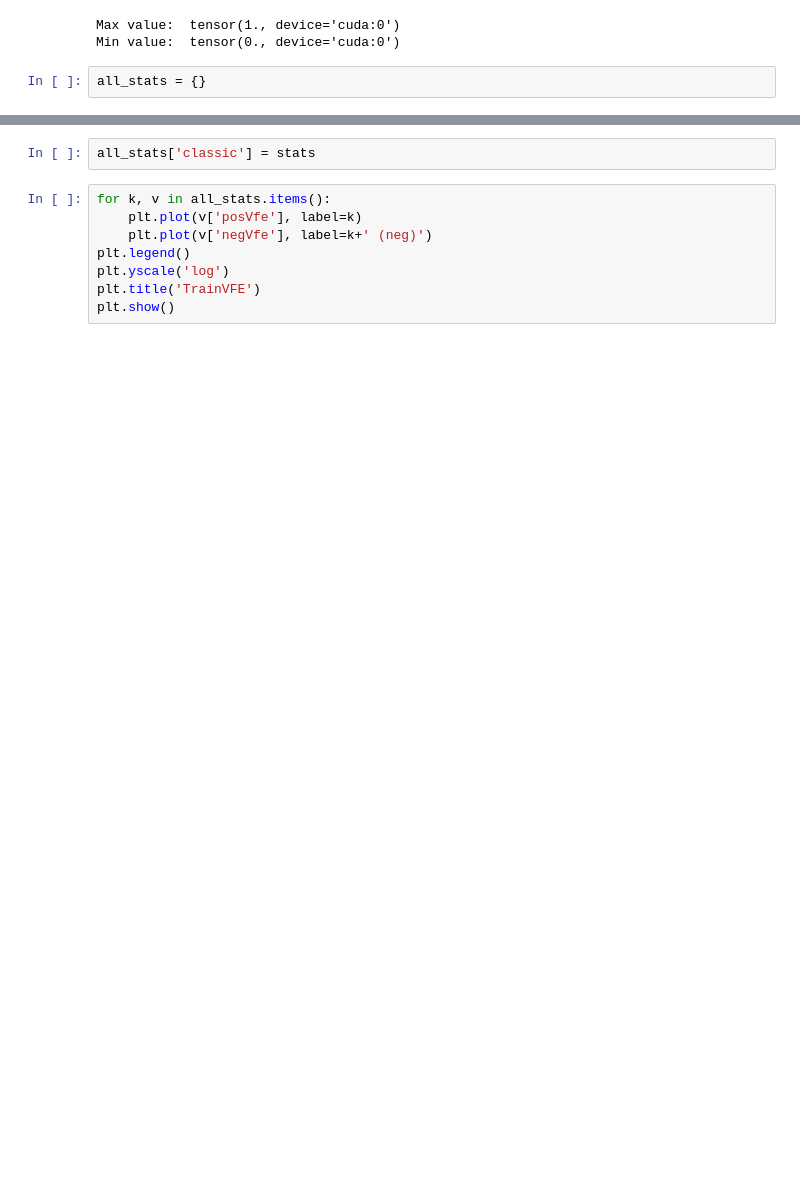
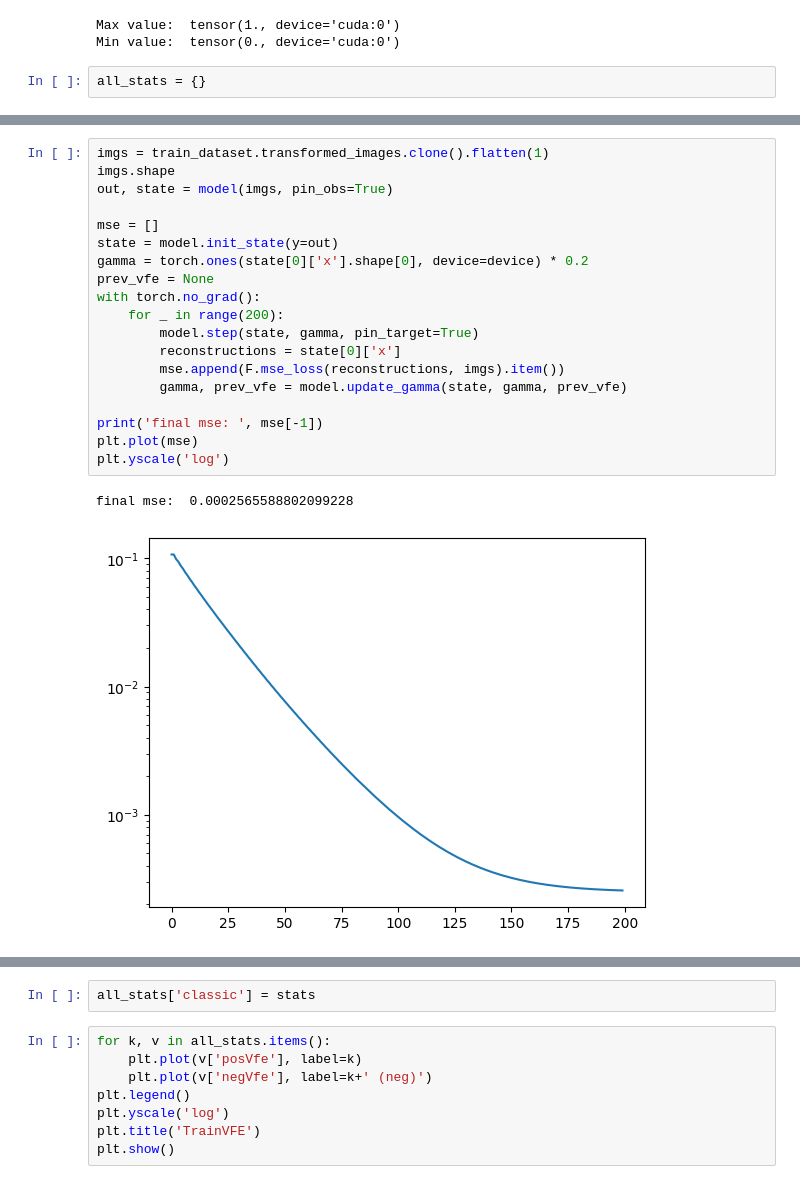
Before and after one commit to joeagriffith/pclib, a Jupyter notebook: examples/mnist/fc_iPC/unsupervised.ipynb, the cells around one changed output, grey strips where cells are left out. Cells and saved outputs as stored; diff of their text form; blank space fills up the shorter version.

```diff
--- a/examples/mnist/fc_iPC/unsupervised.ipynb
+++ b/examples/mnist/fc_iPC/unsupervised.ipynb
@@ -204,0 +236,22 @@ KeyboardInterrupt:
+# %%
+imgs = train_dataset.transformed_images.clone().flatten(1)
+imgs.shape
+out, state = model(imgs, pin_obs=True)
+
+mse = []
+state = model.init_state(y=out)
+gamma = torch.ones(state[0]['x'].shape[0], device=device) * 0.2
+prev_vfe = None
+with torch.no_grad():
+    for _ in range(200):
+        model.step(state, gamma, pin_target=True)
+        reconstructions = state[0]['x']
+        mse.append(F.mse_loss(reconstructions, imgs).item())
+        gamma, prev_vfe = model.update_gamma(state, gamma, prev_vfe)
+
+print('final mse: ', mse[-1])
+plt.plot(mse)
+plt.yscale('log')
+# %% [output]
+final mse:  0.0002565588802099228
+[figure, added]
```
Also changed, not shown: parts of 14 cells of this notebook.
